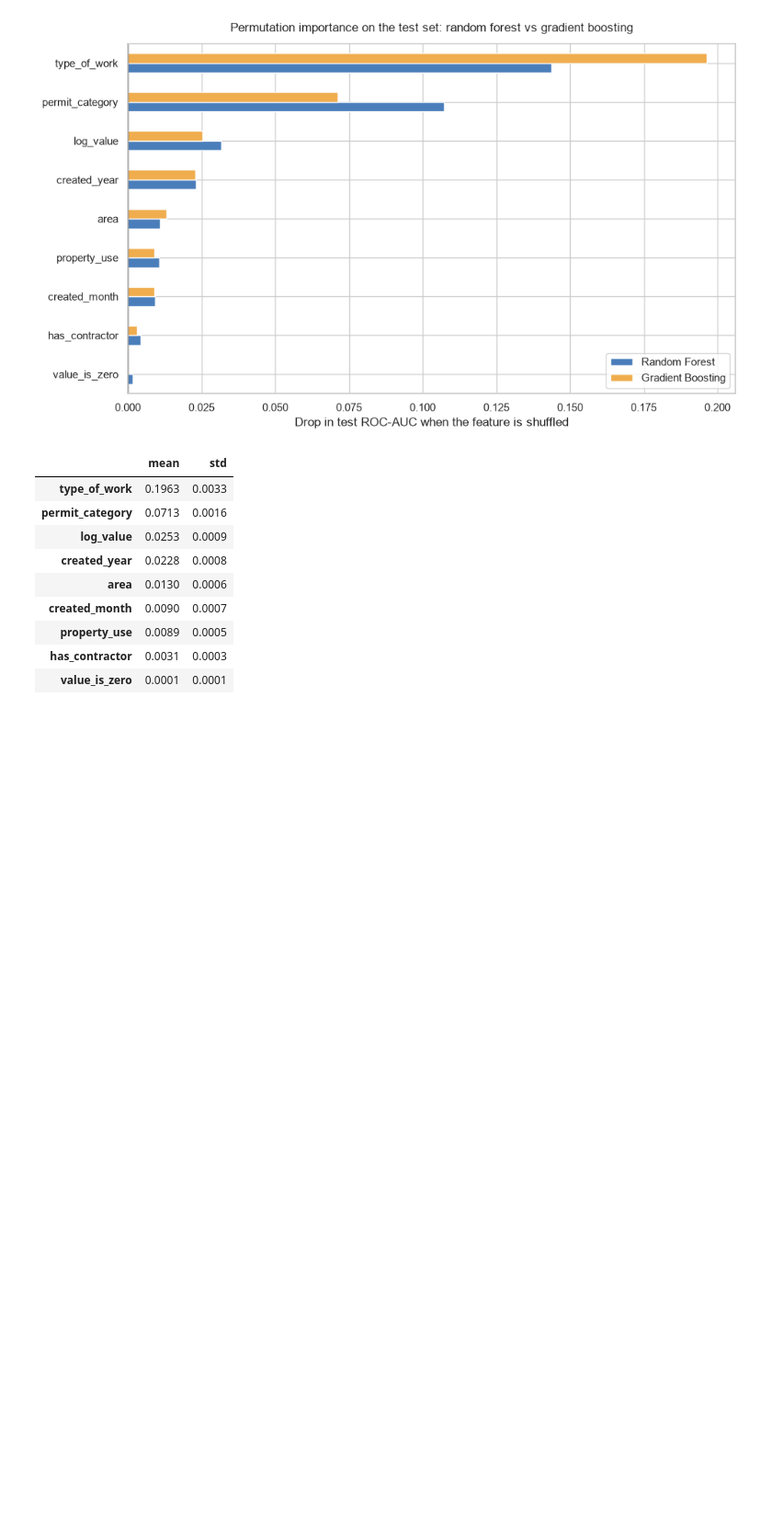
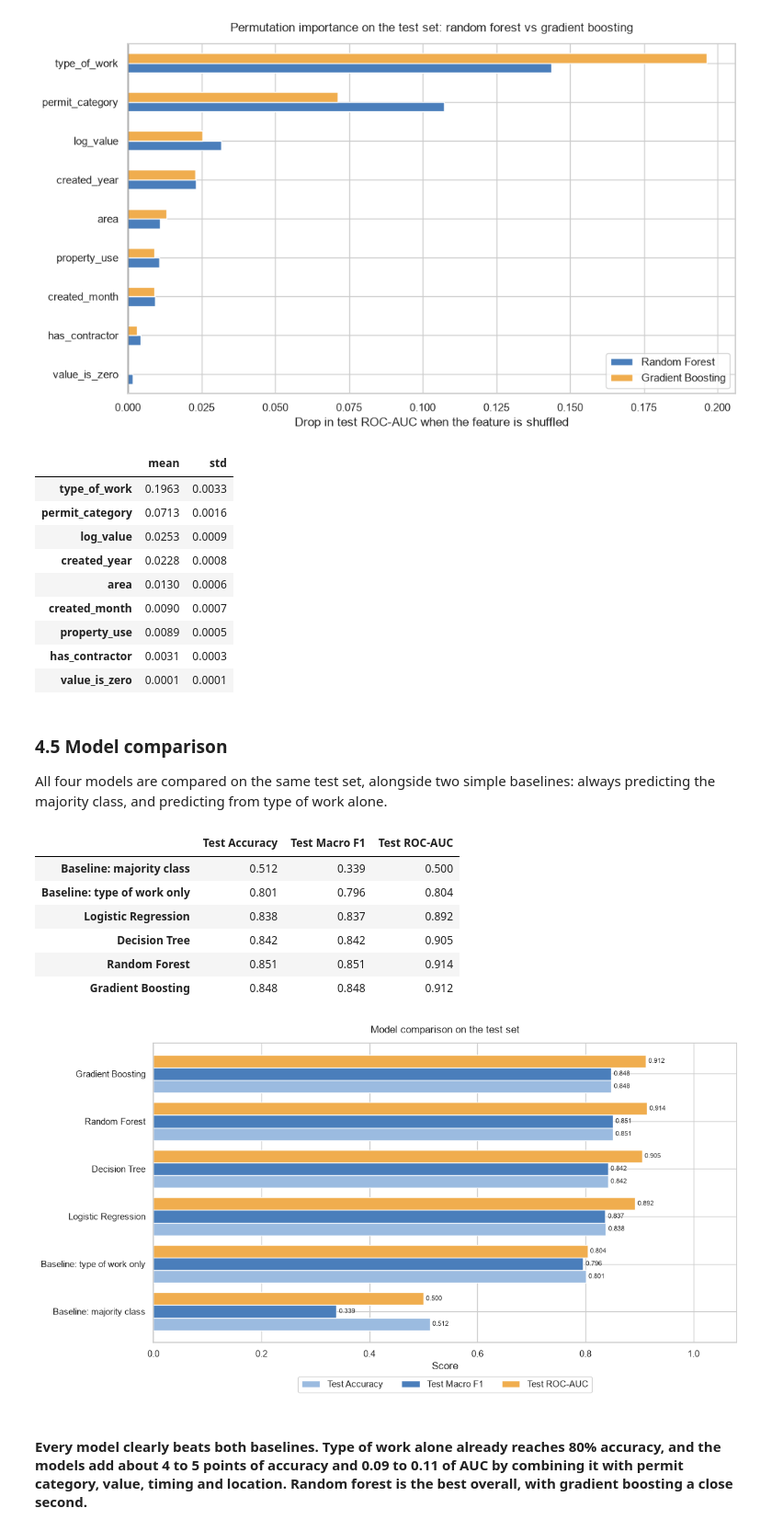
Before and after one commit to manbirsingh26/vancouver_permit_delays, a Jupyter notebook: code/03_models.ipynb, the cells around one changed output. Shown at 92% size. Saved outputs shown, nothing was run; the diff lists cells and outputs as text; code cells hidden in the pictures; blank space fills up the shorter version.

Commit message:
"Comparison run to compare all the classification models against the baselines"

```diff
--- a/code/03_models.ipynb
+++ b/code/03_models.ipynb
@@ -492,3 +492,46 @@ gb_perm_df.sort_values("mean", ascending=False).round(4)
 | property_use | 0.0089 | 0.0005 |
 | has_contractor | 0.0031 | 0.0003 |
 | value_is_zero | 0.0001 | 0.0001 |
+# %% [markdown]
+### 4.5 Model comparison
+All four models are compared on the same test set, alongside two simple baselines:
+always predicting the majority class, and predicting from type of work alone.
+# %%
+majority = int(y_train.mean() >= 0.5)
+pred_major = np.full(len(y_test), majority)
+
+rate = X_train.assign(on_time=y_train).groupby("type_of_work")["on_time"].mean()
+prob_tow = X_test["type_of_work"].map(rate).fillna(y_train.mean())
+pred_tow = (prob_tow >= 0.5).astype(int)
+
+baselines = pd.DataFrame({
+    "Test Accuracy": [accuracy_score(y_test, pred_major), accuracy_score(y_test, pred_tow)],
+    "Test Macro F1": [f1_score(y_test, pred_major, average="macro"), f1_score(y_test, pred_tow, average="macro")],
+    "Test ROC-AUC": [0.5, roc_auc_score(y_test, prob_tow)],
+}, index=["Baseline: majority class", "Baseline: type of work only"])
+
+comparison = pd.concat([baselines, results_df[["Test Accuracy", "Test Macro F1", "Test ROC-AUC"]]]).round(3)
+display(comparison)
+
+fig, ax = plt.subplots(figsize=(12, 6.5))
+comparison.plot.barh(ax=ax, color=["#9bbbe0", "#4a7ebb", "#f0ad4e"], width=0.8)
+for c in ax.containers:
+    ax.bar_label(c, fmt="%.3f", padding=3, fontsize=8)
+ax.set_xlim(0, 1.08)
+ax.set_title("Model comparison on the test set", pad=12)
+ax.set_xlabel("Score")
+ax.legend(loc="upper center", bbox_to_anchor=(0.5, -0.1), ncol=3)
+plt.tight_layout()
+plt.savefig(FIG_DIR / "19_model_comparison.png", dpi=150)
+plt.show()
+# %% [output]
+|  | Test Accuracy | Test Macro F1 | Test ROC-AUC |
+| Baseline: majority class | 0.512 | 0.339 | 0.500 |
+| Baseline: type of work only | 0.801 | 0.796 | 0.804 |
+| Logistic Regression | 0.838 | 0.837 | 0.892 |
+| Decision Tree | 0.842 | 0.842 | 0.905 |
+| Random Forest | 0.851 | 0.851 | 0.914 |
+| Gradient Boosting | 0.848 | 0.848 | 0.912 |
+[figure, added]
+# %% [markdown]
+#### Every model clearly beats both baselines. Type of work alone already reaches 80% accuracy, and the models add about 4 to 5 points of accuracy and 0.09 to 0.11 of AUC by combining it with permit category, value, timing and location. Random forest is the best overall, with gradient boosting a close second.
```
Also changed, not shown: 2 other files.
